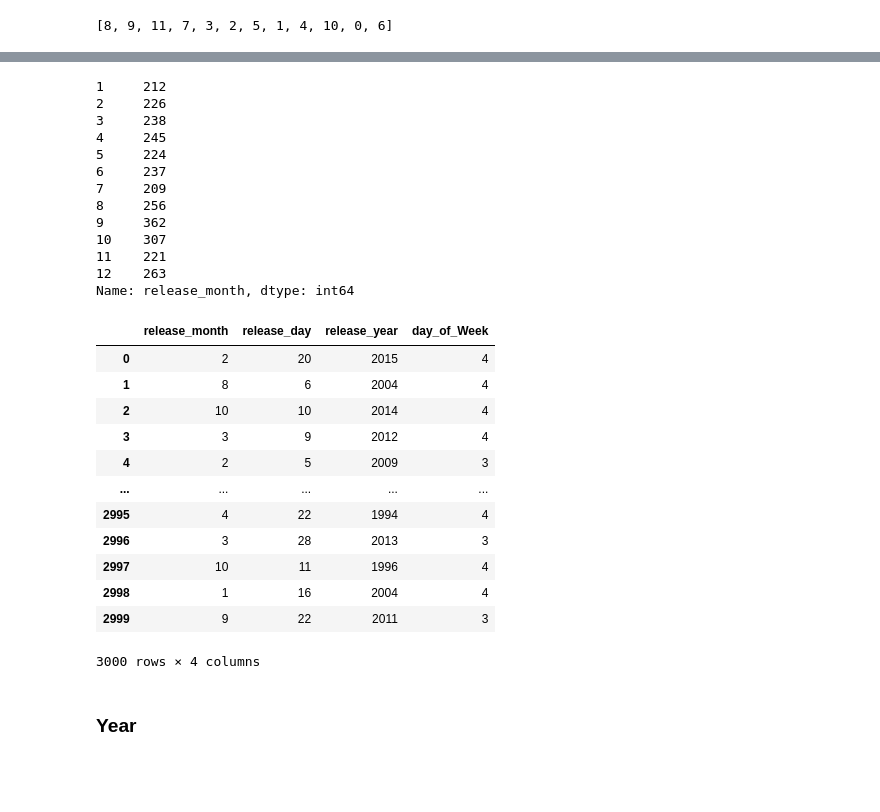
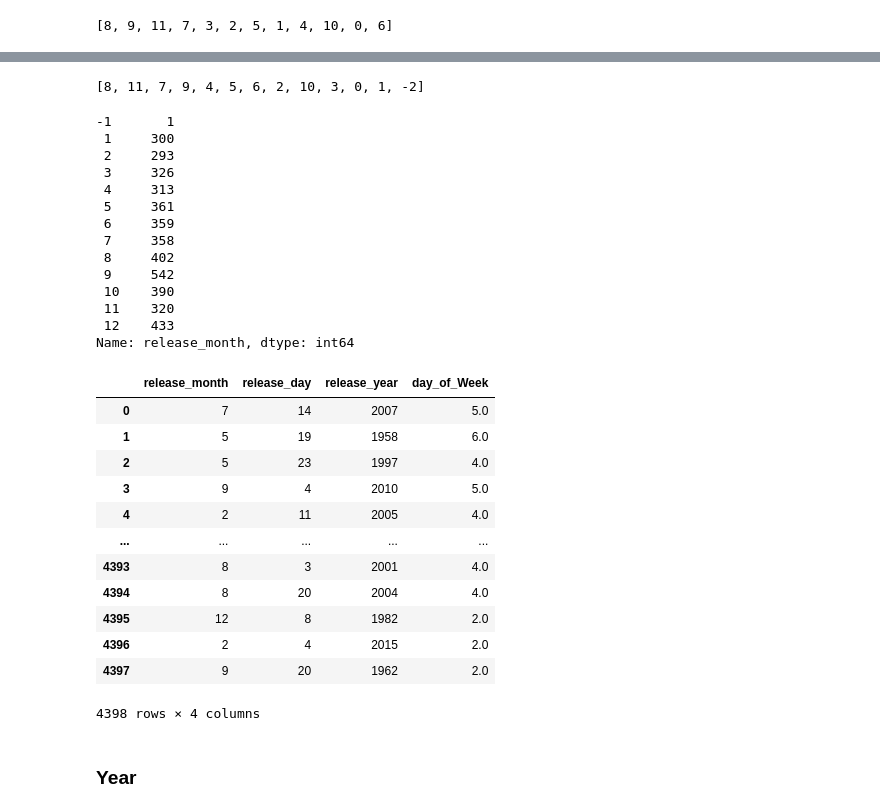
Before and after one commit to Luck12138/flip-00, a Jupyter notebook: Code/kaggle.ipynb, the cells around one changed output, grey strips where cells are left out. Drawn from its saved outputs; the diff is of its cells as text; code cells hidden in the pictures; blank space fills up the shorter version.

```diff
--- a/Code/kaggle.ipynb
+++ b/Code/kaggle.ipynb
@@ -253,0 +275,3 @@ train_data.describe()
+# %%
+test_data.drop(columns=['belongs_to_collection','homepage'],axis = 1 ,inplace=True)
+test_data.drop(columns=['imdb_id', 'poster_path','tagline', 'overview', 'original_title','Keywords' ,'crew'],axis = 1 ,inplace=True)
@@ -428,35 +507,51 @@ indices
+# %%
+#Extract release_date
+test_data[['release_month', 'release_day', 'release_year']] = test_data['release_date'].str.split('/', expand = True).replace(np.nan, -1)
+# %%
+test_data['release_month'] = test_data['release_month'].astype(int)
+test_data['release_day'] = test_data['release_day'].astype(int)
+test_data['release_year'] = test_data['release_year'].astype(int)
+test_data['day_of_Week'] = (pd.to_datetime(test_data["release_date"]).dt.dayofweek)
+test_data.loc[(test_data['release_year'] <= 19) & (test_data['release_year'] < 100), "release_year"] += 2000
+test_data.loc[(test_data['release_year'] > 19)  & (test_data['release_year'] < 100), "release_year"] += 1900
+# %%
+indices = list([x - 1 for x in test_data.release_month.value_counts().index])
+indices
+# %% [output]
+[8, 11, 7, 9, 4, 5, 6, 2, 10, 3, 0, 1, -2]
 # %%
-train_data.release_month.value_counts().sort_index()
+test_data.release_month.value_counts().sort_index()
 # %% [output]
-1     212
-2     226
-3     238
-4     245
-5     224
-6     237
-7     209
-8     256
-9     362
-10    307
-11    221
-12    263
+-1       1
+ 1     300
+ 2     293
+ 3     326
+ 4     313
+ 5     361
+ 6     359
+ 7     358
+ 8     402
+ 9     542
+ 10    390
+ 11    320
+ 12    433
 Name: release_month, dtype: int64
 # %%
-train_data[['release_month','release_day','release_year','day_of_Week']]
+test_data[['release_month','release_day','release_year','day_of_Week']]
 # %% [output]
 |  | release_month | release_day | release_year | day_of_Week |
-| 0 | 2 | 20 | 2015 | 4 |
-| 1 | 8 | 6 | 2004 | 4 |
-| 2 | 10 | 10 | 2014 | 4 |
-| 3 | 3 | 9 | 2012 | 4 |
-| 4 | 2 | 5 | 2009 | 3 |
+| 0 | 7 | 14 | 2007 | 5.0 |
+| 1 | 5 | 19 | 1958 | 6.0 |
+| 2 | 5 | 23 | 1997 | 4.0 |
+| 3 | 9 | 4 | 2010 | 5.0 |
+| 4 | 2 | 11 | 2005 | 4.0 |
 | ... | ... | ... | ... | ... |
-| 2995 | 4 | 22 | 1994 | 4 |
-| 2996 | 3 | 28 | 2013 | 3 |
-| 2997 | 10 | 11 | 1996 | 4 |
-| 2998 | 1 | 16 | 2004 | 4 |
-| 2999 | 9 | 22 | 2011 | 3 |
+| 4393 | 8 | 3 | 2001 | 4.0 |
+| 4394 | 8 | 20 | 2004 | 4.0 |
+| 4395 | 12 | 8 | 1982 | 2.0 |
+| 4396 | 2 | 4 | 2015 | 2.0 |
+| 4397 | 9 | 20 | 1962 | 2.0 |
-3000 rows × 4 columns
+4398 rows × 4 columns
 # %% [markdown]
 ### Year
 # %%
```
Also changed, not shown: parts of 20 cells of this notebook, 21 other files.
